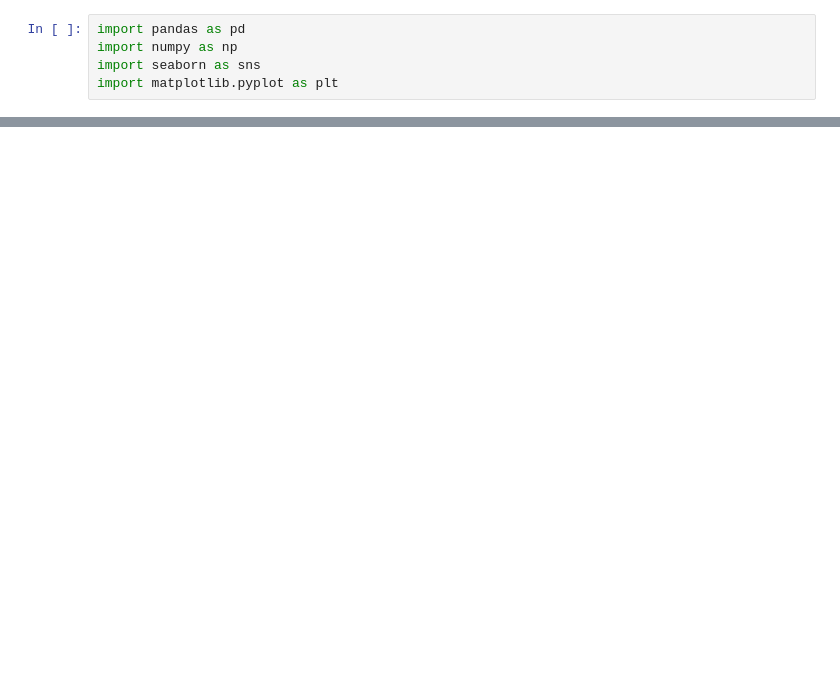
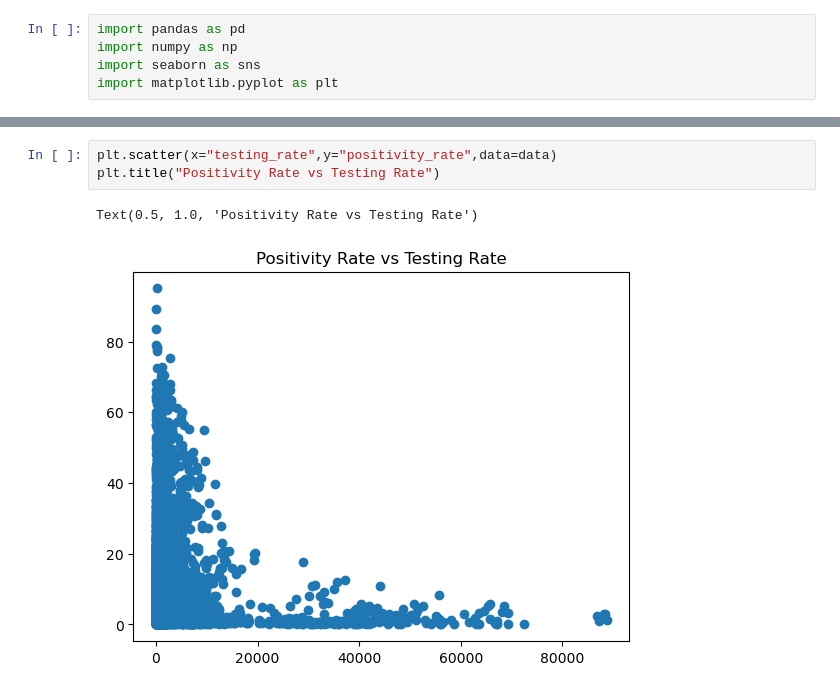
Before and after one commit to srujanaharinath/Sql-for-Data-Science, a Jupyter notebook: code/covid.ipynb, the cells around one changed output, grey strips where cells are left out. Drawn from its saved outputs; the diff is of its cells as text; blank space fills up the shorter version.

```diff
--- a/code/covid.ipynb
+++ b/code/covid.ipynb
@@ -9,0 +75,6 @@ FileNotFoundError: [Errno 2] No such file or directory: 'srujanaharinath/Python-
+# %%
+plt.scatter(x="testing_rate",y="positivity_rate",data=data)
+plt.title("Positivity Rate vs Testing Rate")
+# %% [output]
+Text(0.5, 1.0, 'Positivity Rate vs Testing Rate')
+[figure, added]
```
Also changed, not shown: parts of 11 cells of this notebook.
